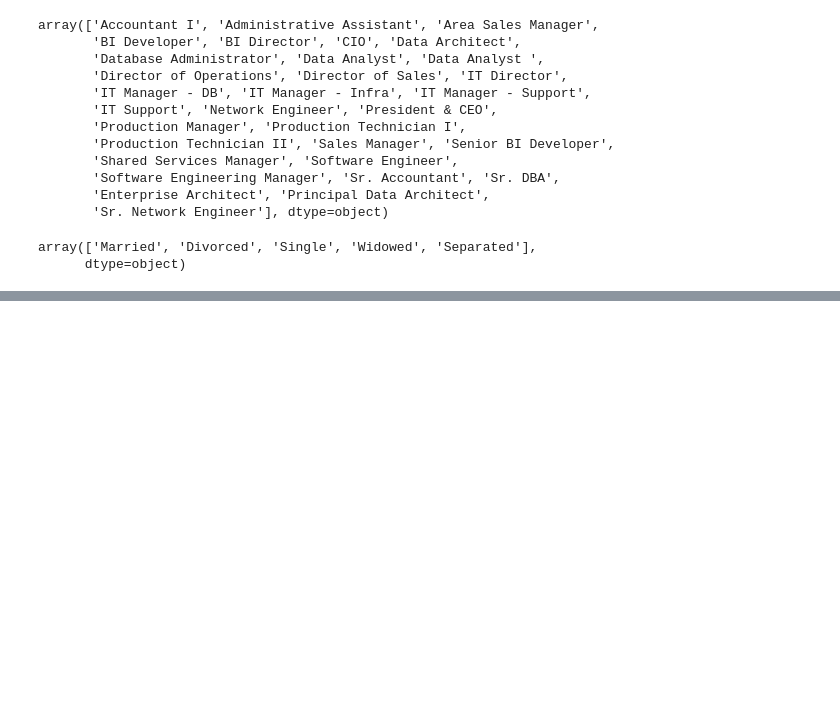
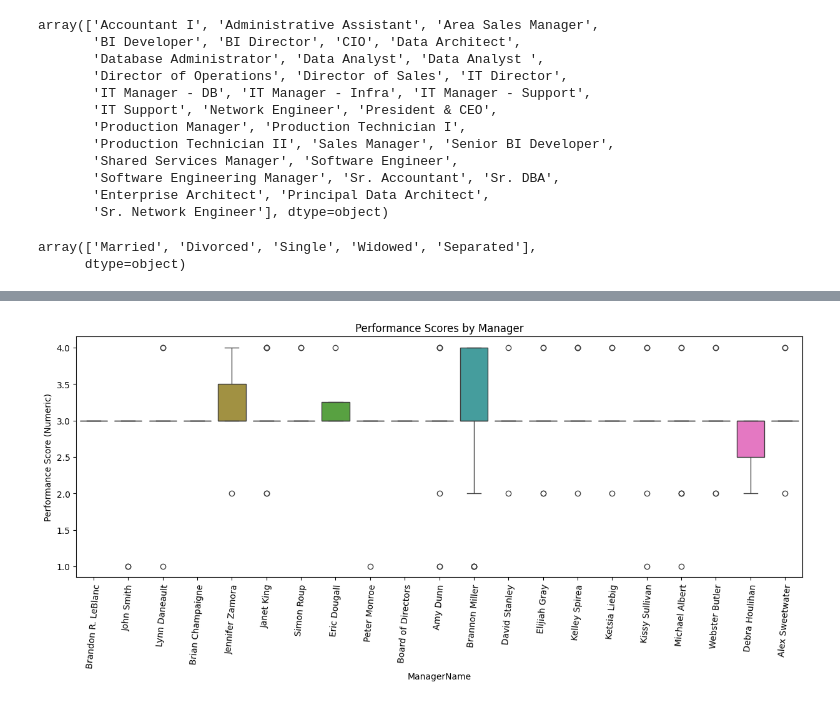
Before and after one commit to andy111223/09.2_HR_Performance_Analysis, a Jupyter notebook: main.ipynb, the cells around one changed output, grey strips where cells are left out. Cells and saved outputs as stored; diff of their text form; code cells hidden in the pictures; blank space fills up the shorter version.

```diff
--- a/main.ipynb
+++ b/main.ipynb
@@ -272,0 +390,10 @@ sns.heatmap(corr_matrix, annot=True, cmap='coolwarm', vmin=-1, vmax=1)
+# %%
+plt.figure(figsize=(15,5))
+sns.boxplot(x='ManagerName',y='PerformanceScore_Numeric', data=df_clean,hue='ManagerName',legend=False)
+plt.title('Performance Scores by Manager')
+plt.xlabel('ManagerName')
+plt.ylabel('Performance Score (Numeric)')
+plt.xticks(rotation=85)
+plt.show()
+# %% [output]
+[figure, added]
```
Also changed, not shown: parts of 114 cells of this notebook, 1 other file.
